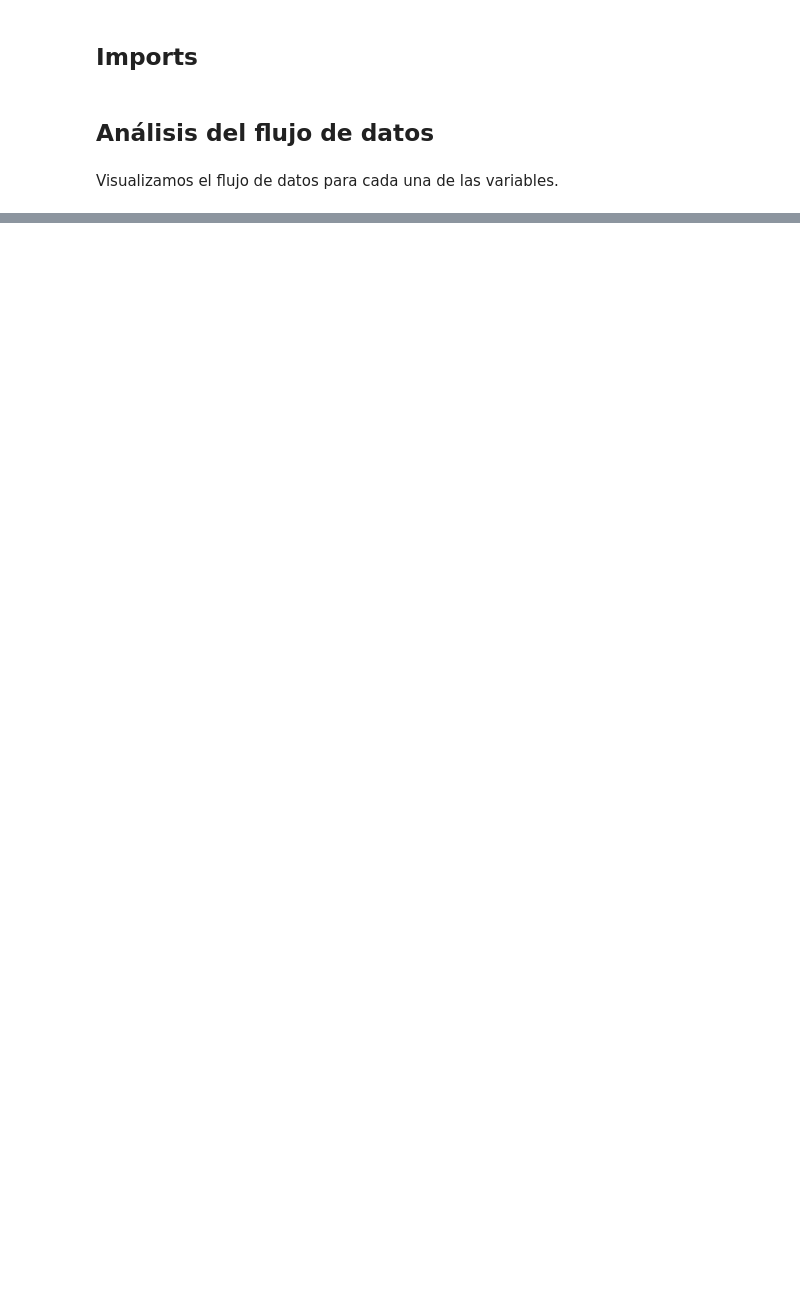
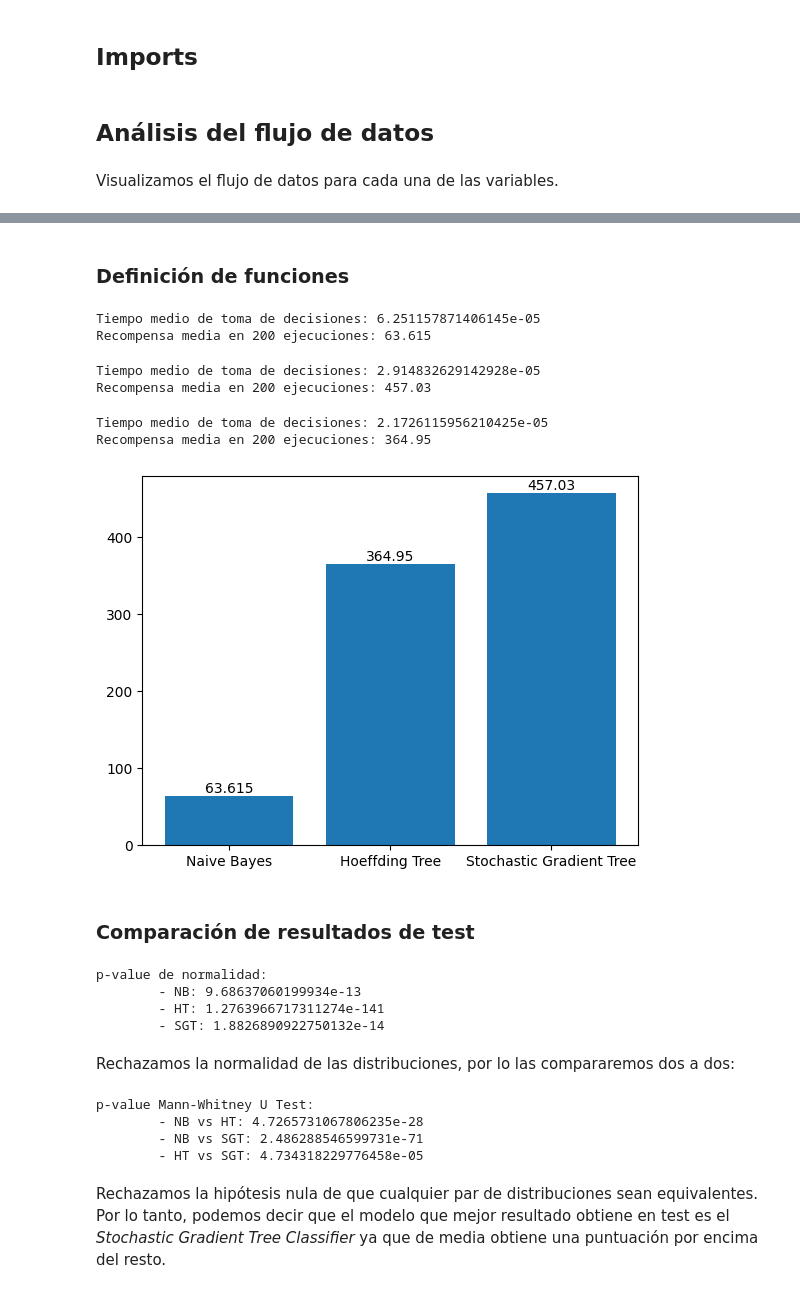
Before and after one commit to SHNacho/data-stream-mining, a Jupyter notebook: cartPole.ipynb, the cells around one changed output, grey strips where cells are left out. Saved outputs shown, nothing was run; the diff lists cells and outputs as text; code cells hidden in the pictures; blank space fills up the shorter version.

```diff
--- a/cartPole.ipynb
+++ b/cartPole.ipynb
@@ -106,0 +192,2 @@ Accuracy promedio de SGT: 0.8914433767192236 +- 0.038581909948757064
+# %% [markdown]
+### Definición de funciones
@@ -106,0 +252,54 @@ Accuracy promedio de SGT: 0.8914433767192236 +- 0.038581909948757064
+# %%
+nb_times, nb_performance = test_experiment(model=nb_model)
+# %% [output]
+Tiempo medio de toma de decisiones: 6.251157871406145e-05
+Recompensa media en 200 ejecuciones: 63.615
+# %%
+sg_times, sg_performance = test_experiment(model=sg_model)
+# %% [output]
+Tiempo medio de toma de decisiones: 2.914832629142928e-05
+Recompensa media en 200 ejecuciones: 457.03
+# %%
+ht_times, ht_performance = test_experiment(model=ht_model)
+# %% [output]
+Tiempo medio de toma de decisiones: 2.1726115956210425e-05
+Recompensa media en 200 ejecuciones: 364.95
+# %%
+models = ['Naive Bayes', 'Hoeffding Tree', 'Stochastic Gradient Tree']
+results = [np.mean(nb_performance), np.mean(ht_performance), np.mean(sg_performance)]
+plt.bar(models, results, label=results)
+for index, value in enumerate(results):
+    plt.text(index, value + 5, value, ha='center')
+plt.show()
+# %% [output]
+[figure, added]
+# %% [markdown]
+### Comparación de resultados de test
+# %%
+_, nb_pval = normaltest(nb_performance)
+_, sg_pval = normaltest(sg_performance)
+_, ht_pval = normaltest(ht_performance)
+print("p-value de normalidad: \n\t- NB: {}\n\t- HT: {}\n\t- SGT: {}".format(nb_pval, ht_pval, sg_pval))
+# %% [output]
+p-value de normalidad:
+        - NB: 9.68637060199934e-13
+        - HT: 1.2763966717311274e-141
+        - SGT: 1.8826890922750132e-14
+# %% [markdown]
+Rechazamos la normalidad de las distribuciones, por lo las compararemos dos a
+dos:
+# %%
+_, nbht_pval = mannwhitneyu(nb_performance, ht_performance)
+_, nbsg_pval = mannwhitneyu(nb_performance, sg_performance)
+_, htsg_pval = mannwhitneyu(ht_performance, sg_performance)
+print("p-value Mann-Whitney U Test: \n\t- NB vs HT: {}\n\t- NB vs SGT: {}\n\t- HT vs SGT: {}".format(nbht_pval, nbsg_pval, htsg_pval))
+# %% [output]
+p-value Mann-Whitney U Test:
+        - NB vs HT: 4.7265731067806235e-28
+        - NB vs SGT: 2.486288546599731e-71
+        - HT vs SGT: 4.734318229776458e-05
+# %% [markdown]
+Rechazamos la hipótesis nula de que cualquier par de distribuciones sean equivalentes.
+Por lo tanto, podemos decir que el modelo que mejor resultado obtiene en test es
+el *Stochastic Gradient Tree Classifier* ya que de media obtiene una puntuación
+por encima del resto.
```
Also changed, not shown: parts of 24 cells of this notebook, 4 other files.
